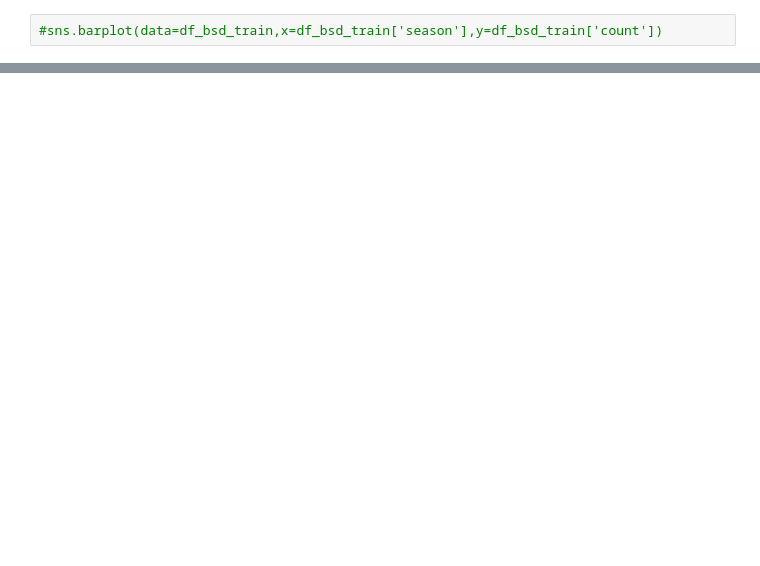
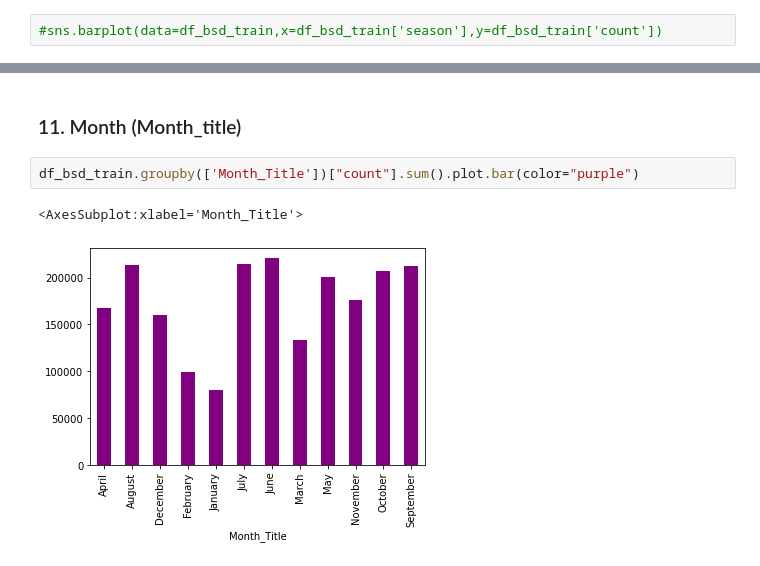
Before and after one commit to MayurNaktode/Bike-Sharing-Demand, a Jupyter notebook: Bike Sharing Demand.ipynb, the cells around one changed output, grey strips where cells are left out. Saved outputs shown, nothing was run; the diff lists cells and outputs as text; blank space fills up the shorter version.

```diff
--- a/Bike Sharing Demand.ipynb
+++ b/Bike Sharing Demand.ipynb
@@ -666,0 +698,7 @@ plt.savefig("EDA_img\season.jpg")
+# %% [markdown]
+### 11. Month (Month_title)
+# %%
+df_bsd_train.groupby(['Month_Title'])["count"].sum().plot.bar(color="purple")
+# %% [output]
+<AxesSubplot:xlabel='Month_Title'>
+[figure, added]
```
Also changed, not shown: parts of 30 cells of this notebook, 16 other files.
